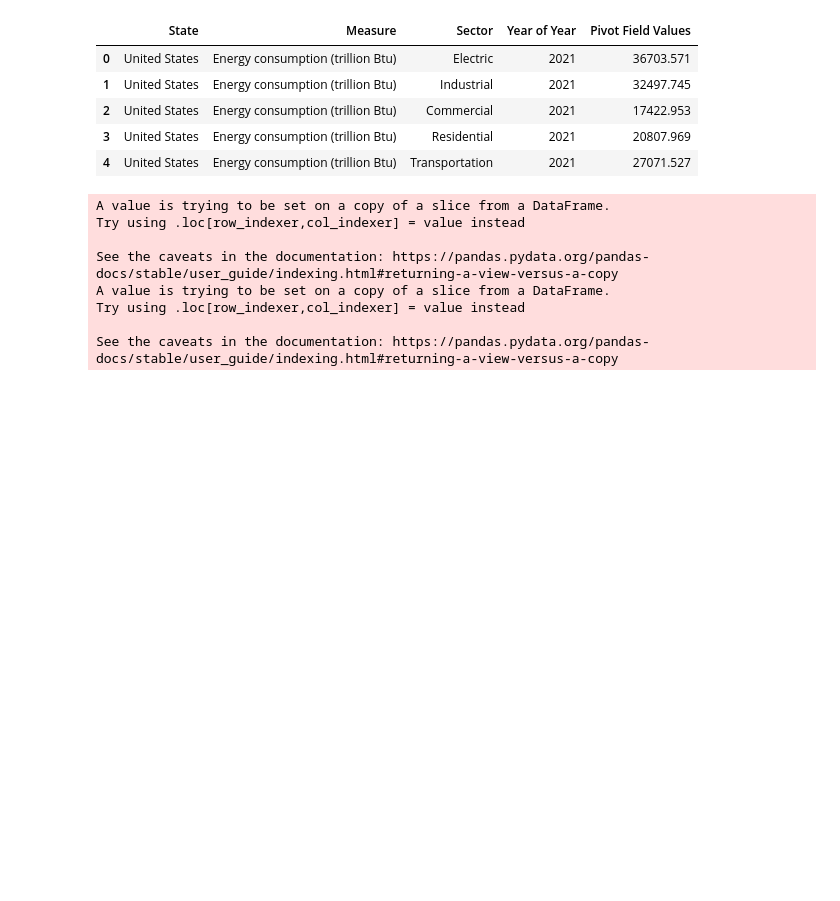
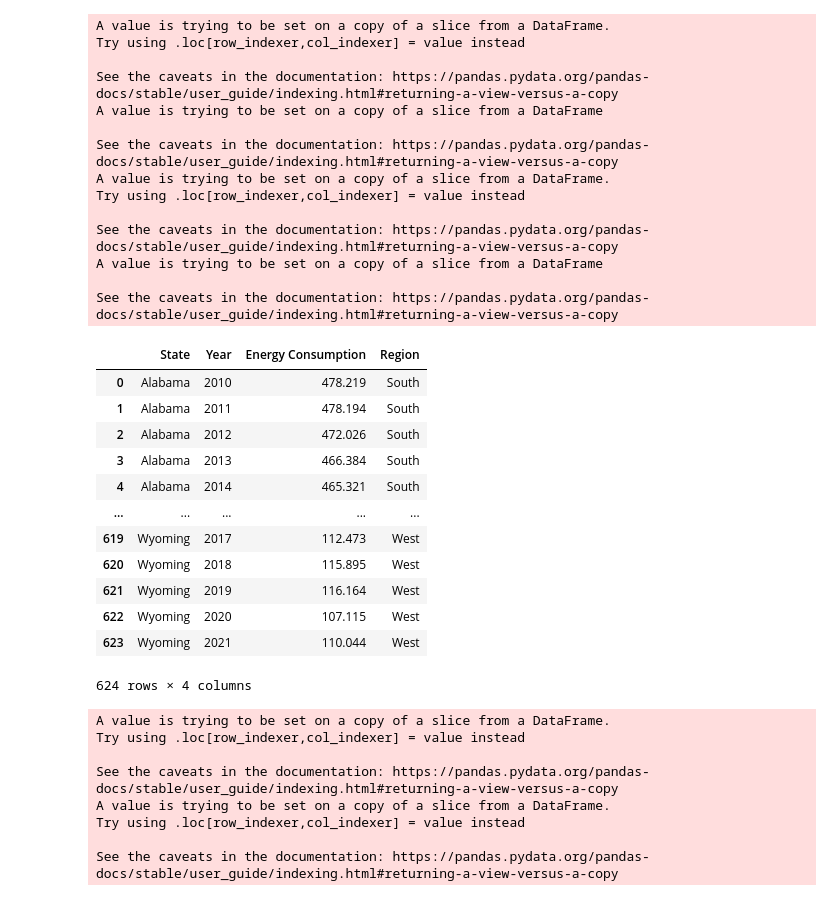
Before and after one commit to wkapner/GSB544Project, a Jupyter notebook: ProjectDan.ipynb, the cells around one changed output. Cells and saved outputs as stored; diff of their text form; code cells hidden in the pictures; blank space fills up the shorter version.

```diff
--- a/ProjectDan.ipynb
+++ b/ProjectDan.ipynb
@@ -42,13 +44,61 @@ def state_to_region(state_name):
-# %%
-energy = pd.read_csv("EnergyData.csv", encoding='UTF-16', delimiter = "\t")
-energy.head()
-# %% [output]
-|  | State | Measure | Sector | Year of Year | Pivot Field Values |
-| 0 | United States | Energy consumption (trillion Btu) | Electric | 2021 | 36703.571 |
-| 1 | United States | Energy consumption (trillion Btu) | Industrial | 2021 | 32497.745 |
-| 2 | United States | Energy consumption (trillion Btu) | Commercial | 2021 | 17422.953 |
-| 3 | United States | Energy consumption (trillion Btu) | Residential | 2021 | 20807.969 |
-| 4 | United States | Energy consumption (trillion Btu) | Transportation | 2021 | 27071.527 |
+# %%
+energy = pd.read_csv("EnergyData.csv", encoding='UTF-16', delimiter = "\t")
+# Get transportation sector only
+transport_energy = energy[energy["Sector"] == "Transportation"]
+
+# Group by State, Year, and Measure
+grouped_transport_energy = transport_energy.groupby(["State", 'Year of Year', 'Measure']).sum("Pivot Field Values").reset_index()
+
+# Separate into energy consumption and co2 emmision data frames
+grouped_transport_energy_consm = grouped_transport_energy[grouped_transport_energy['Measure'] == "Energy consumption (trillion Btu)"]
+grouped_transport_energy_co2 = grouped_transport_energy[grouped_transport_energy['Measure'] == "Carbon dioxide emissions (million metric tons)"]
+
+grouped_transport_energy_co2["Measure"] = "Co2"
+grouped_transport_energy_co2.rename(columns={"Year of Year": "Year"}, inplace=True)
+transport_co2 = grouped_transport_energy_co2[grouped_transport_energy_co2["Year"].isin(years)].reset_index(drop=True)
+
+transport_co2.rename(columns={"Pivot Field Values": "Co2 Emmision"}, inplace=True)
+transport_co2_f = transport_co2.drop(columns= "Measure")
+
+grouped_transport_energy_consm["Measure"] = "Energy Consumption"
+grouped_transport_energy_consm.rename(columns={"Year of Year": "Year"}, inplace=True)
+transport_energy = grouped_transport_energy_consm[grouped_transport_energy_consm["Year"].isin(years)].reset_index(drop=True)
+
+transport_energy.rename(columns={"Pivot Field Values": "Energy Consumption"}, inplace=True)
+transport_energy_f = transport_energy.drop(columns= "Measure")
+
+transport_co2_f["Region"] = transport_co2_f["State"].apply(state_to_region)
+transport_energy_f["Region"] = transport_energy_f["State"].apply(state_to_region)
+
+transport_energy_f
+# %% [output]
+A value is trying to be set on a copy of a slice from a DataFrame.
+Try using .loc[row_indexer,col_indexer] = value instead
+
+See the caveats in the documentation: https://pandas.pydata.org/pandas-docs/stable/user_guide/indexing.html#returning-a-view-versus-a-copy
+A value is trying to be set on a copy of a slice from a DataFrame
+
+See the caveats in the documentation: https://pandas.pydata.org/pandas-docs/stable/user_guide/indexing.html#returning-a-view-versus-a-copy
+A value is trying to be set on a copy of a slice from a DataFrame.
+Try using .loc[row_indexer,col_indexer] = value instead
+
+See the caveats in the documentation: https://pandas.pydata.org/pandas-docs/stable/user_guide/indexing.html#returning-a-view-versus-a-copy
+A value is trying to be set on a copy of a slice from a DataFrame
+
+See the caveats in the documentation: https://pandas.pydata.org/pandas-docs/stable/user_guide/indexing.html#returning-a-view-versus-a-copy
+|  | State | Year | Energy Consumption | Region |
+| 0 | Alabama | 2010 | 478.219 | South |
+| 1 | Alabama | 2011 | 478.194 | South |
+| 2 | Alabama | 2012 | 472.026 | South |
+| 3 | Alabama | 2013 | 466.384 | South |
+| 4 | Alabama | 2014 | 465.321 | South |
+| ... | ... | ... | ... | ... |
+| 619 | Wyoming | 2017 | 112.473 | West |
+| 620 | Wyoming | 2018 | 115.895 | West |
+| 621 | Wyoming | 2019 | 116.164 | West |
+| 622 | Wyoming | 2020 | 107.115 | West |
+| 623 | Wyoming | 2021 | 110.044 | West |
+624 rows × 4 columns
 # %%
 from plotnine import ggplot, geom_line, aes, labs, theme_classic
 
```
Also changed, not shown: parts of 9 cells of this notebook.
